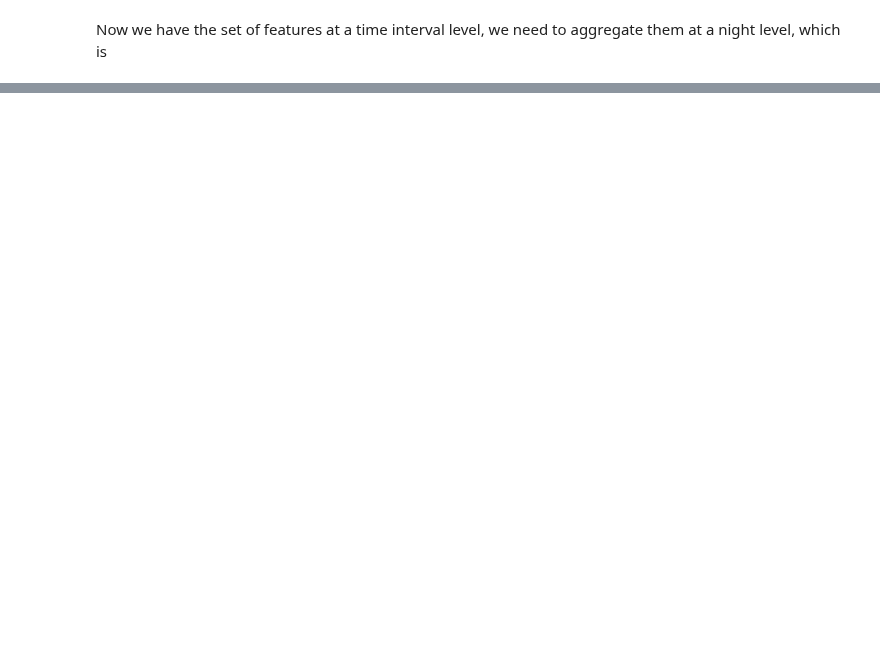
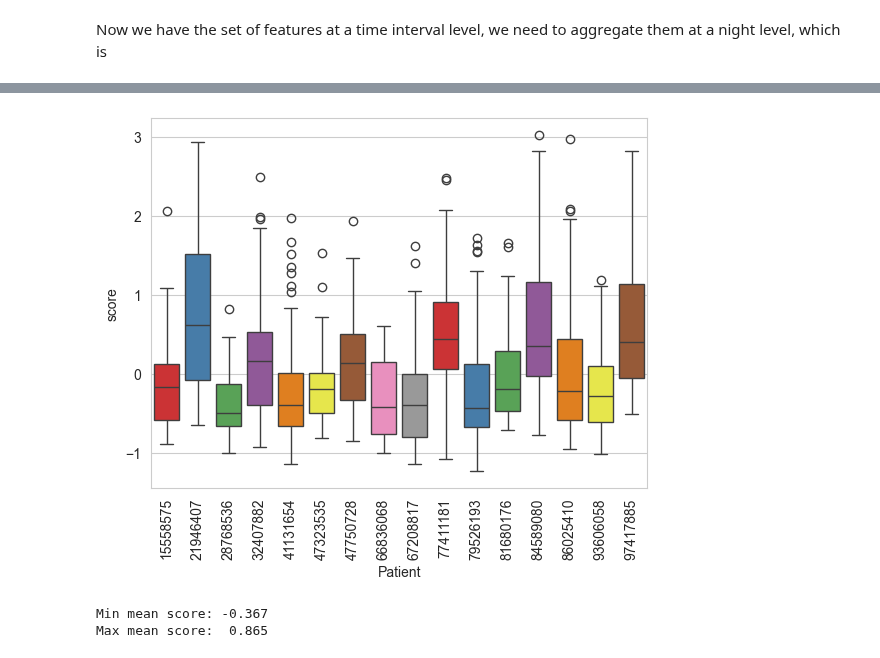
Before and after one commit to rdbrist/masters_project, a Jupyter notebook: notebooks/2.06-rd-defining-an-objective-function.ipynb, the cells around one changed output, grey strips where cells are left out. Cells and saved outputs as stored; diff of their text form; code cells hidden in the pictures; blank space fills up the shorter version.

```diff
--- a/notebooks/2.06-rd-defining-an-objective-function.ipynb
+++ b/notebooks/2.06-rd-defining-an-objective-function.ipynb
@@ -181,0 +153,8 @@ obj_func.get_objective_function_scores()
+# %%
+evening_start = time(17, 0)
+evening_end = time(22, 30)
+df_evening = get_time_period(df_all, evening_start, evening_end)
+
+def background_mean(mean_col, count_col):
+    """Calculate the background mean for a feature."""
+    return (mean_col * count_col).sum() / count_col.sum()
@@ -181,0 +214,14 @@ obj_func.get_objective_function_scores()
+# %%
+sns.boxplot(
+    data=evening_means,
+    x='id',
+    y='score',
+    hue='id',
+    palette='Set1',
+    legend=False)
+
+plt.xticks(rotation=90)
+plt.xlabel('Patient')
+plt.show()
+# %% [output]
+[figure, added]
@@ -181,0 +236,6 @@ obj_func.get_objective_function_scores()
+# %%
+print(f'Min mean score: {stats_df["mean_score"].min(): .3f}')
+print(f'Max mean score: {stats_df["mean_score"].max(): .3f}')
+# %% [output]
+Min mean score: -0.367
+Max mean score:  0.865
```
Also changed, not shown: parts of 35 cells of this notebook, 4 other files.
